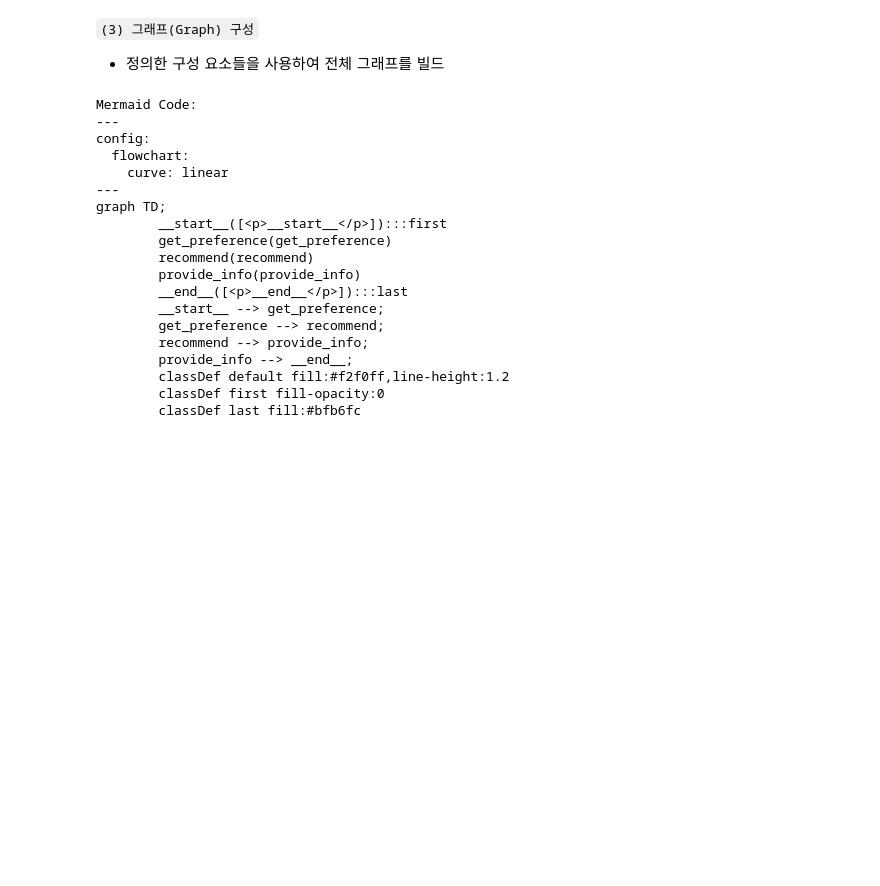
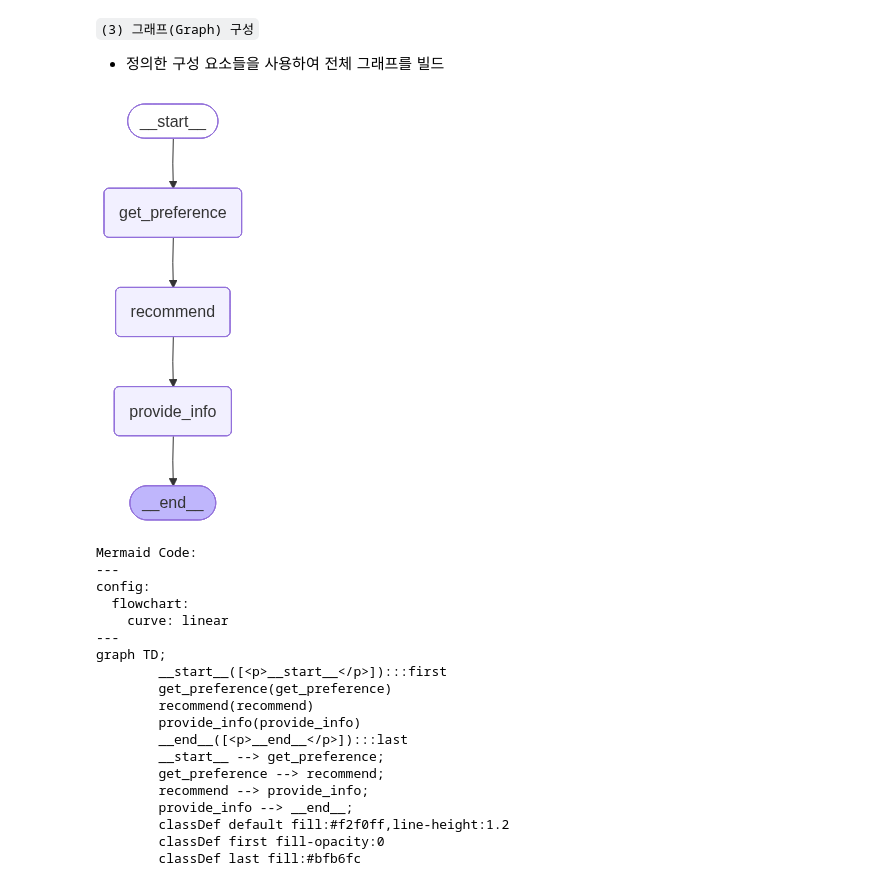
Before and after one commit to vega2kgkube/MyLangChainProject, a Jupyter notebook: src/mylangchain_app/05LangGraph/02_LangGraph_StateGraph.ipynb, the cells around one changed output. Cells and saved outputs as stored; diff of their text form; code cells hidden in the pictures; blank space fills up the shorter version.

```diff
--- a/src/mylangchain_app/05LangGraph/02_LangGraph_StateGraph.ipynb
+++ b/src/mylangchain_app/05LangGraph/02_LangGraph_StateGraph.ipynb
@@ -90,20 +90,23 @@ def provide_menu_info(state: MenuState) -> MenuState:
 # %%
 from langgraph.graph import StateGraph, START, END
 
 # 그래프 빌더 생성
 builder = StateGraph(MenuState)
 
 # 노드 추가
 builder.add_node("get_preference", get_user_preference)
 builder.add_node("recommend", recommend_menu)
 builder.add_node("provide_info", provide_menu_info)
 
 # 엣지 추가
 builder.add_edge(START, "get_preference")
 builder.add_edge("get_preference", "recommend")
 builder.add_edge("recommend", "provide_info")
 builder.add_edge("provide_info", END)
 
 # 그래프 컴파일
 graph = builder.compile()
+graph
+# %% [output]
+[figure, added]
 # %%
```
Also changed, not shown: parts of 5 cells of this notebook.
